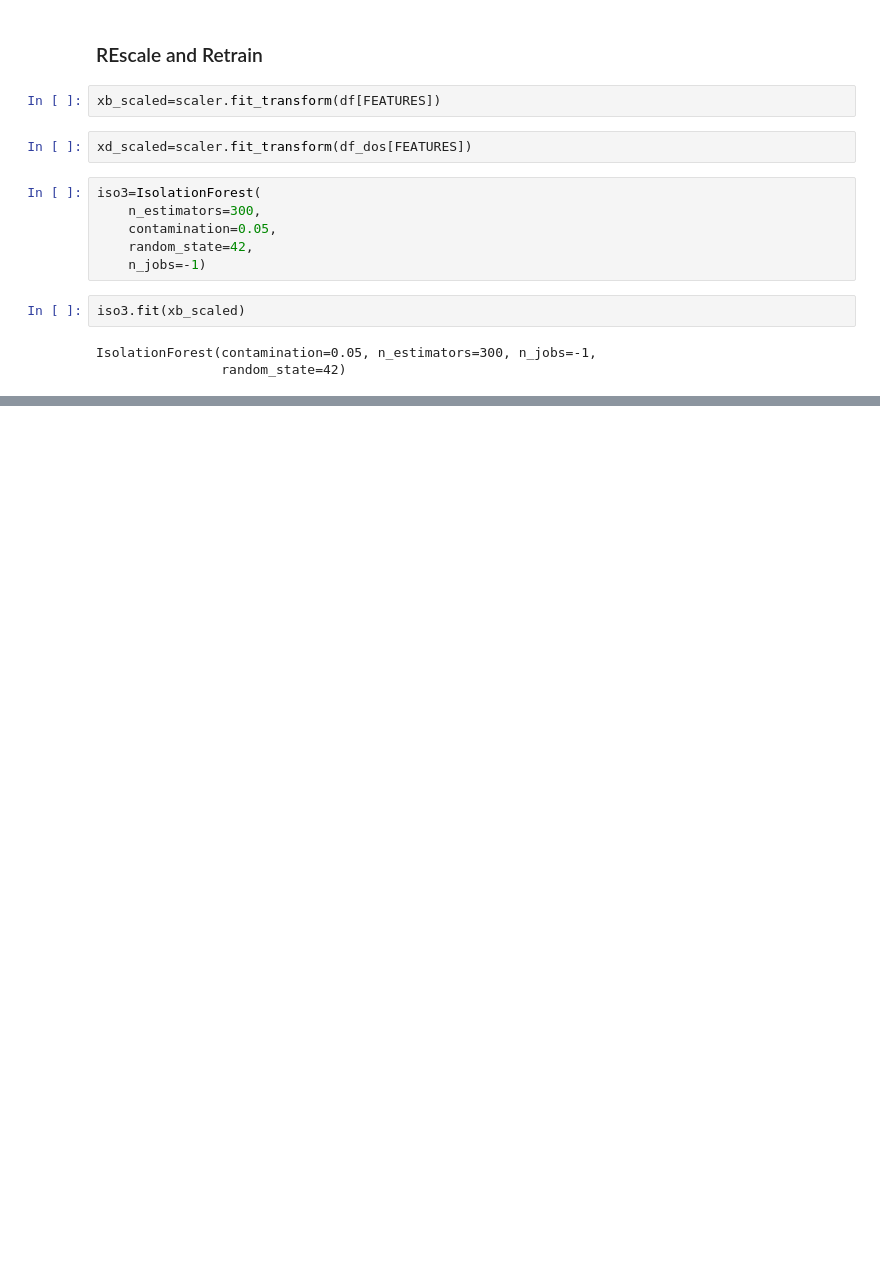
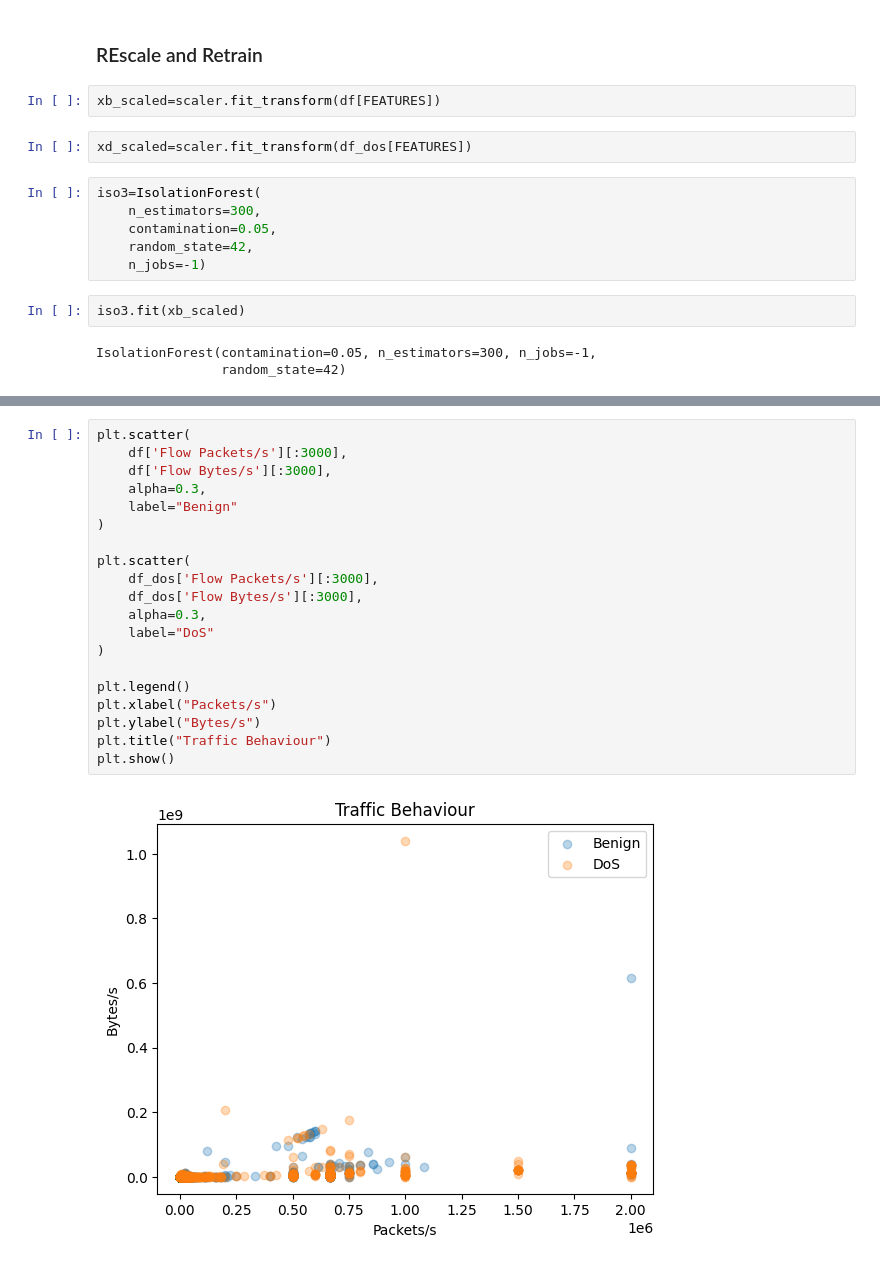
Before and after one commit to Vivek8840/ml-cyber-threat-detection, a Jupyter notebook: notebooks/01_data_exploration.ipynb, the cells around one changed output, grey strips where cells are left out. Saved outputs shown, nothing was run; the diff lists cells and outputs as text; blank space fills up the shorter version.

```diff
--- a/notebooks/01_data_exploration.ipynb
+++ b/notebooks/01_data_exploration.ipynb
@@ -250,0 +297,22 @@ NameError: name 'iso_fix' is not defined
+# %%
+plt.scatter(
+    df['Flow Packets/s'][:3000],
+    df['Flow Bytes/s'][:3000],
+    alpha=0.3,
+    label="Benign"
+)
+
+plt.scatter(
+    df_dos['Flow Packets/s'][:3000],
+    df_dos['Flow Bytes/s'][:3000],
+    alpha=0.3,
+    label="DoS"
+)
+
+plt.legend()
+plt.xlabel("Packets/s")
+plt.ylabel("Bytes/s")
+plt.title("Traffic Behaviour")
+plt.show()
+# %% [output]
+[figure, added]
```
Also changed, not shown: parts of 18 cells of this notebook, 1 other file.
